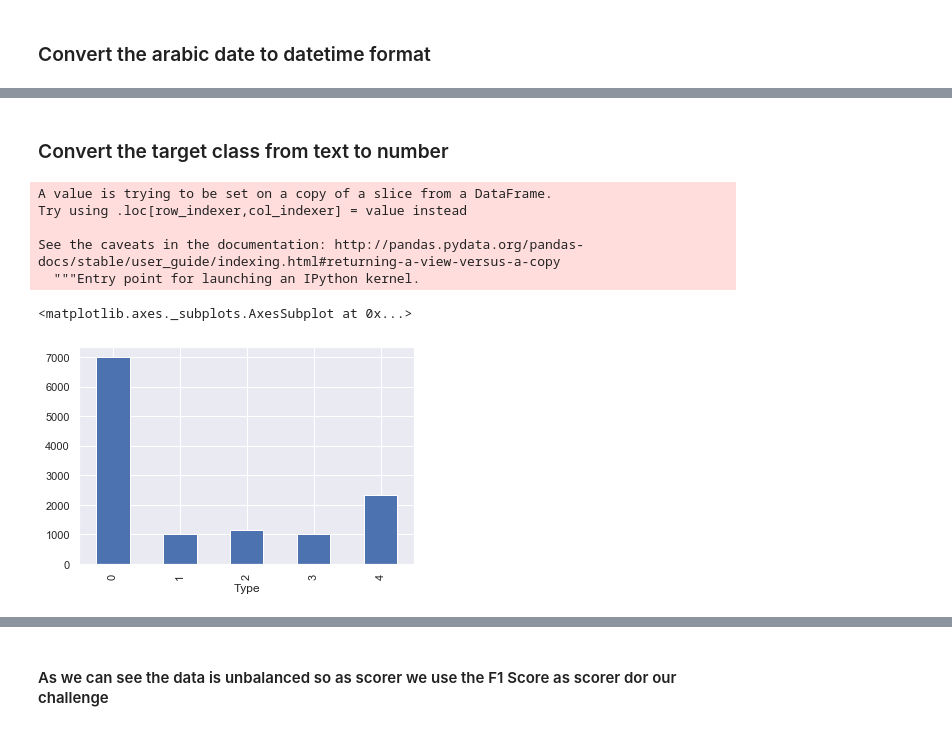
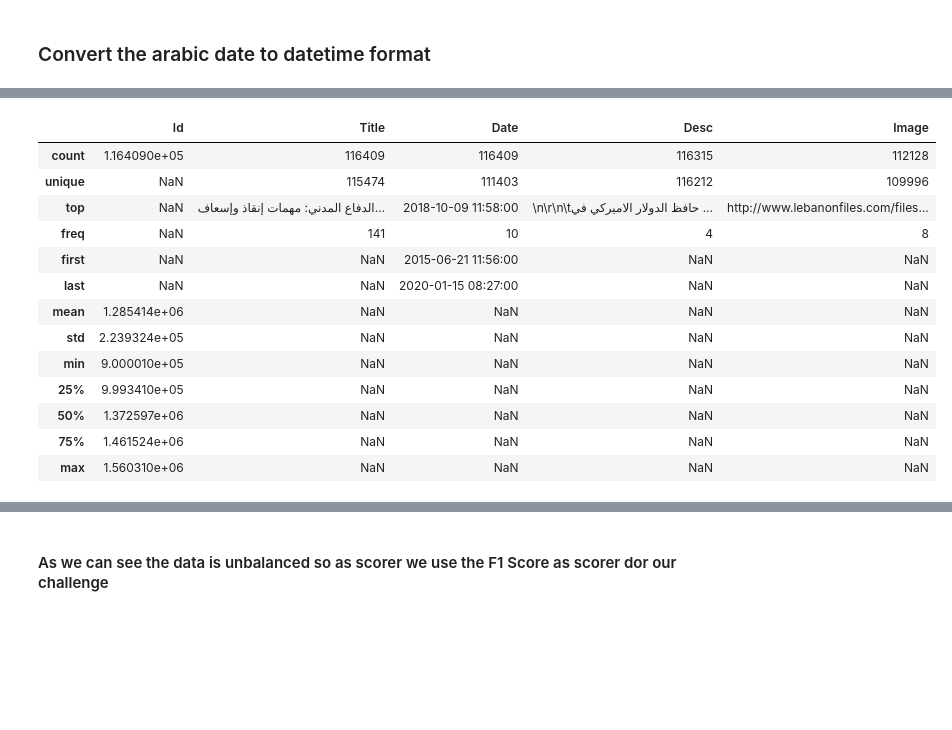
Before and after one commit to hadi-abdine/ArabicNewsCategoryPrediction, a Jupyter notebook: ArabicNewsCategoryPrediction_starting_kit.ipynb, the cells around one changed output, grey strips where cells are left out. Drawn from its saved outputs; the diff is of its cells as text; code cells hidden in the pictures; blank space fills up the shorter version.

```diff
--- a/ArabicNewsCategoryPrediction_starting_kit.ipynb
+++ b/ArabicNewsCategoryPrediction_starting_kit.ipynb
@@ -44,8 +51,9 @@ def convert_to_date(x):
          "آذار": "march", "حزيران": "june", "تموز": "july", "آب": "august", "أيلول": "september",
          "تشرين الأول": "october", "تشرين الثاني": "november", "كانون الأول": "december",
          "الاثنين": "monday", "الثلاثاء": "tuesday", "الأربعاء": "wednesday", "الخميس": "thursday", "الجمعة": "friday",
-         "السبت": "saturday", "الأحد": "sunday"}
-    if len(x)>0:
-        res = ' '.join([dicta.get(i, i) for i in x.split()])
-        res2 = dparser.parse(res, fuzzy=True)
-    return res2
+         "السبت": "saturday", "الأحد": "sunday", "السبت": "saturday"}
+    x_new = x
+    for arabic, english in dicta.items():
+        x_new = x_new.replace(arabic, english)
+    x_new = dparser.parse(x_new, fuzzy=True)
+    return x_new
@@ -93,0 +60,3 @@ df.head(5)
+# %%
+X_df['Date'] = X_df.Date.apply(convert_to_date)
+X_df.head(3)
@@ -127,2 +100,0 @@ TypeError: ("unhashable type: 'list'", 'occurred at index title_proc')
-# %% [markdown]
-### Convert the target class from text to number
@@ -131,13 +101,17 @@ class2index = dict(zip(useful_categories, range(len(useful_categories))))
-# %%
-useful['Type'] = useful['Type'].map(class2index)
-# %% [output]
-A value is trying to be set on a copy of a slice from a DataFrame.
-Try using .loc[row_indexer,col_indexer] = value instead
-
-See the caveats in the documentation: http://pandas.pydata.org/pandas-docs/stable/user_guide/indexing.html#returning-a-view-versus-a-copy
-  """Entry point for launching an IPython kernel.
-# %%
-useful.groupby('Type').size().plot(kind='bar')
-# %% [output]
-<matplotlib.axes._subplots.AxesSubplot at 0x...>
-[figure, removed]
+# %%
+X_df.describe(include='all')
+# %% [output]
+|  | Id | Title | Date | Desc | Image |
+| count | 1.164090e+05 | 116409 | 116409 | 116315 | 112128 |
+| unique | NaN | 115474 | 111403 | 116212 | 109996 |
+| top | NaN | الدفاع المدني: مهمات إنقاذ وإسعاف... | 2018-10-09 11:58:00 | \n\r\n\tحافظ الدولار الاميركي في ... | http://www.lebanonfiles.com/files... |
+| freq | NaN | 141 | 10 | 4 | 8 |
+| first | NaN | NaN | 2015-06-21 11:56:00 | NaN | NaN |
+| last | NaN | NaN | 2020-01-15 08:27:00 | NaN | NaN |
+| mean | 1.285414e+06 | NaN | NaN | NaN | NaN |
+| std | 2.239324e+05 | NaN | NaN | NaN | NaN |
+| min | 9.000010e+05 | NaN | NaN | NaN | NaN |
+| 25% | 9.993410e+05 | NaN | NaN | NaN | NaN |
+| 50% | 1.372597e+06 | NaN | NaN | NaN | NaN |
+| 75% | 1.461524e+06 | NaN | NaN | NaN | NaN |
+| max | 1.560310e+06 | NaN | NaN | NaN | NaN |
```
Also changed, not shown: parts of 34 cells of this notebook, 6 other files.
